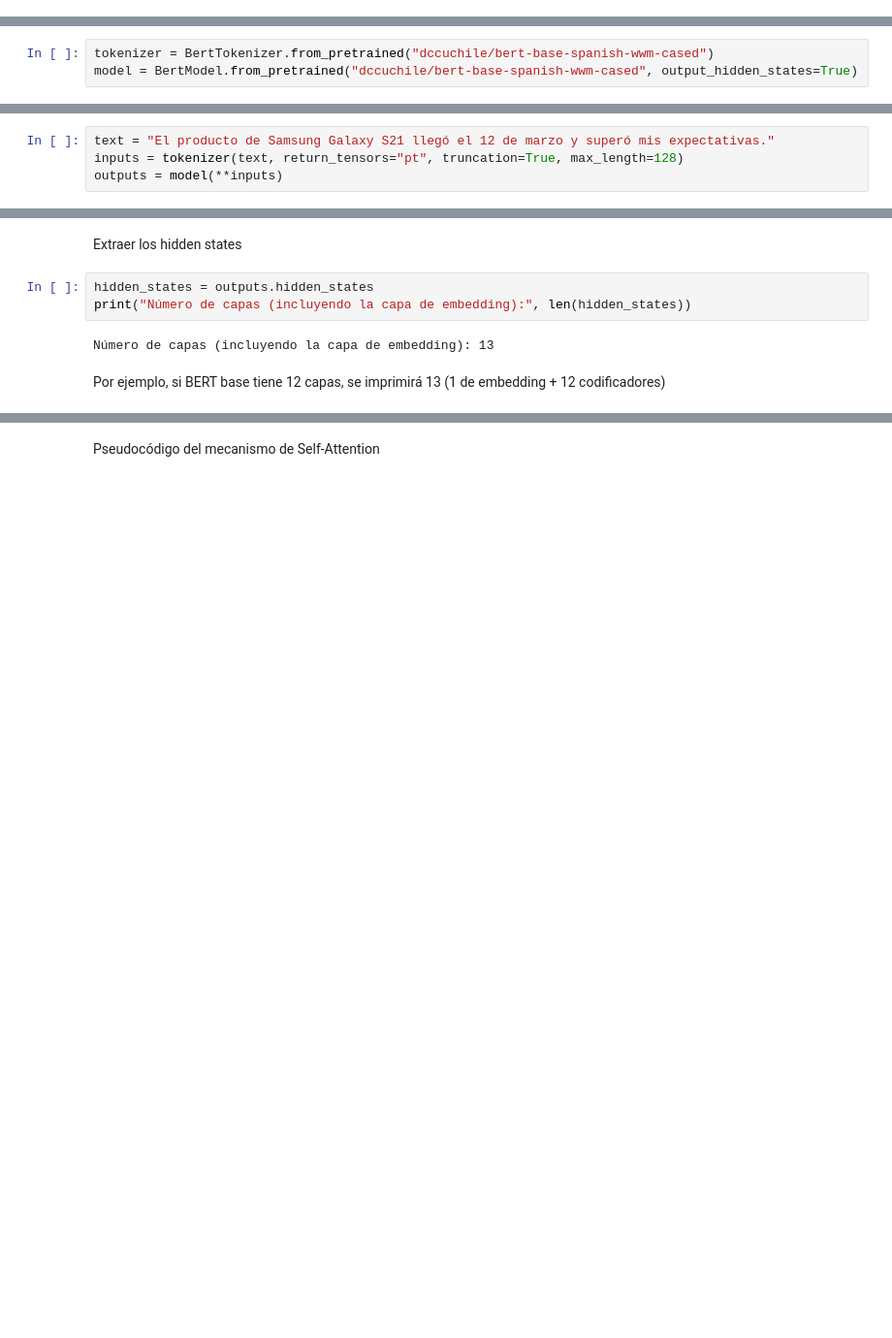
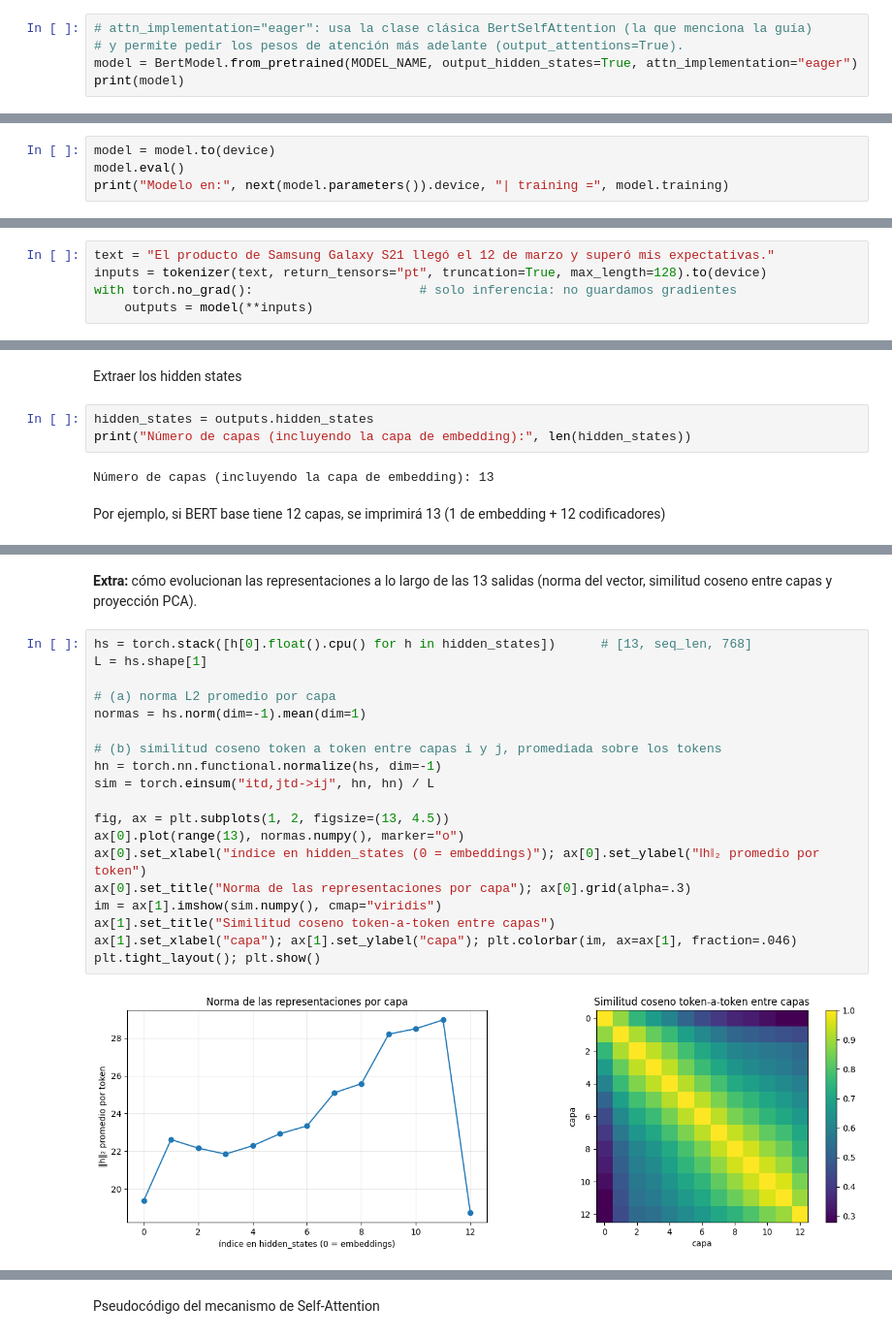
Before and after one commit to SEBASTIAN7844/unidad-3--transformers, a Jupyter notebook: Lab03_Arquitectura_BERT_BETO.ipynb, the cells around one changed output, grey strips where cells are left out. Shown at 97% size. Saved outputs shown, nothing was run; the diff lists cells and outputs as text; blank space fills up the shorter version.

Commit message:
Add files via upload
Agrega notebook completo con diagramas y README

```diff
--- a/Lab03_Arquitectura_BERT_BETO.ipynb
+++ b/Lab03_Arquitectura_BERT_BETO.ipynb
@@ -86,0 +110,5 @@ vocab_size: 31002
+# %%
+# attn_implementation="eager": usa la clase clásica BertSelfAttention (la que menciona la guía)
+# y permite pedir los pesos de atención más adelante (output_attentions=True).
+model = BertModel.from_pretrained(MODEL_NAME, output_hidden_states=True, attn_implementation="eager")
+print(model)
@@ -86,0 +154,4 @@ vocab_size: 31002
+# %%
+model = model.to(device)
+model.eval()
+print("Modelo en:", next(model.parameters()).device, "| training =", model.training)
@@ -113,5 +252,2 @@ import torch
 # %% [markdown]
 Cargar tokenizer y modelo BERT en español
-# %%
-tokenizer = BertTokenizer.from_pretrained("dccuchile/bert-base-spanish-wwm-cased")
-model = BertModel.from_pretrained("dccuchile/bert-base-spanish-wwm-cased", output_hidden_states=True)
@@ -136,5 +264,6 @@ Notes:
 Texto de ejemplo
 # %%
 text = "El producto de Samsung Galaxy S21 llegó el 12 de marzo y superó mis expectativas."
-inputs = tokenizer(text, return_tensors="pt", truncation=True, max_length=128)
-outputs = model(**inputs)
+inputs = tokenizer(text, return_tensors="pt", truncation=True, max_length=128).to(device)
+with torch.no_grad():                      # solo inferencia: no guardamos gradientes
+    outputs = model(**inputs)
@@ -205,0 +444,23 @@ Cada token tiene su propio vector de 768 números; la forma se conserva en las 1
+# %% [markdown]
+**Extra:** cómo evolucionan las representaciones a lo largo de las 13 salidas (norma del vector, similitud coseno entre capas y proyección PCA).
+# %%
+hs = torch.stack([h[0].float().cpu() for h in hidden_states])      # [13, seq_len, 768]
+L = hs.shape[1]
+
+# (a) norma L2 promedio por capa
+normas = hs.norm(dim=-1).mean(dim=1)
+
+# (b) similitud coseno token a token entre capas i y j, promediada sobre los tokens
+hn = torch.nn.functional.normalize(hs, dim=-1)
+sim = torch.einsum("itd,jtd->ij", hn, hn) / L
+
+fig, ax = plt.subplots(1, 2, figsize=(13, 4.5))
+ax[0].plot(range(13), normas.numpy(), marker="o")
+ax[0].set_xlabel("índice en hidden_states (0 = embeddings)"); ax[0].set_ylabel("‖h‖₂ promedio por token")
+ax[0].set_title("Norma de las representaciones por capa"); ax[0].grid(alpha=.3)
+im = ax[1].imshow(sim.numpy(), cmap="viridis")
+ax[1].set_title("Similitud coseno token-a-token entre capas")
+ax[1].set_xlabel("capa"); ax[1].set_ylabel("capa"); plt.colorbar(im, ax=ax[1], fraction=.046)
+plt.tight_layout(); plt.show()
+# %% [output]
+[figure, added]
```
Also changed, not shown: parts of 68 cells of this notebook, 4 other files.
